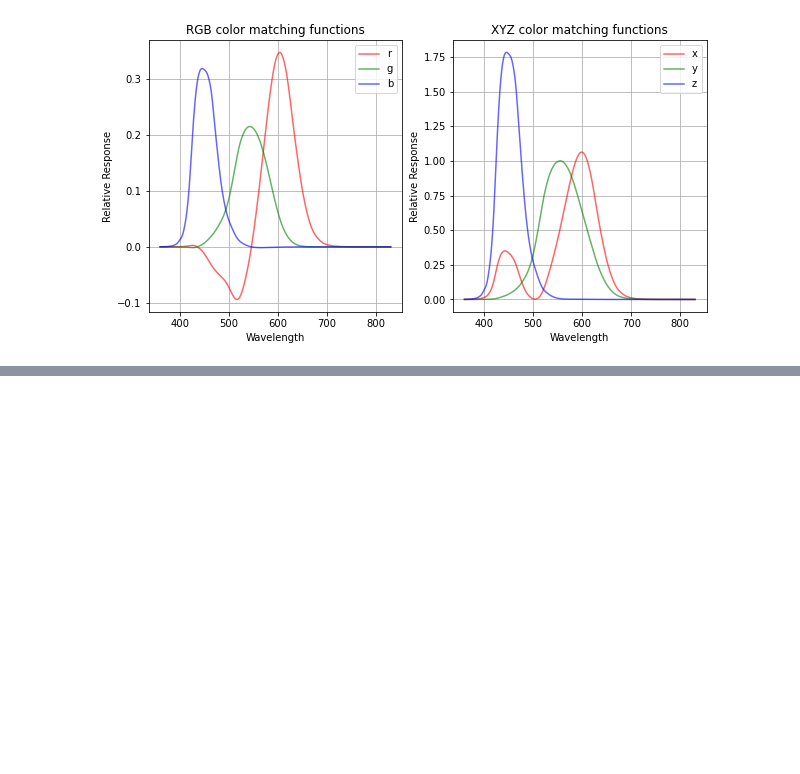
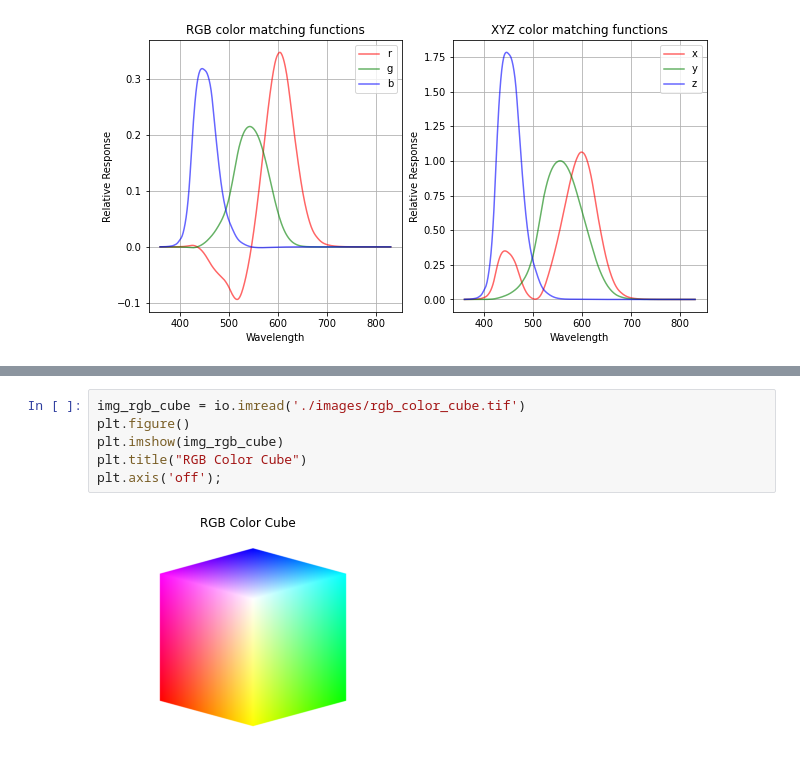
Before and after one commit to ecolon08/Digital-Image-Processing, a Jupyter notebook: Color Image Processing/ec_dip_color_img_proc_01.ipynb, the cells around one changed output, grey strips where cells are left out. Cells and saved outputs as stored; diff of their text form; blank space fills up the shorter version.

```diff
--- a/Color Image Processing/ec_dip_color_img_proc_01.ipynb
+++ b/Color Image Processing/ec_dip_color_img_proc_01.ipynb
@@ -114,0 +132,8 @@ ax_col_mat[1].grid()
+# %%
+img_rgb_cube = io.imread('./images/rgb_color_cube.tif')
+plt.figure()
+plt.imshow(img_rgb_cube)
+plt.title("RGB Color Cube")
+plt.axis('off');
+# %% [output]
+[figure, added]
```
Also changed, not shown: parts of 5 cells of this notebook.
